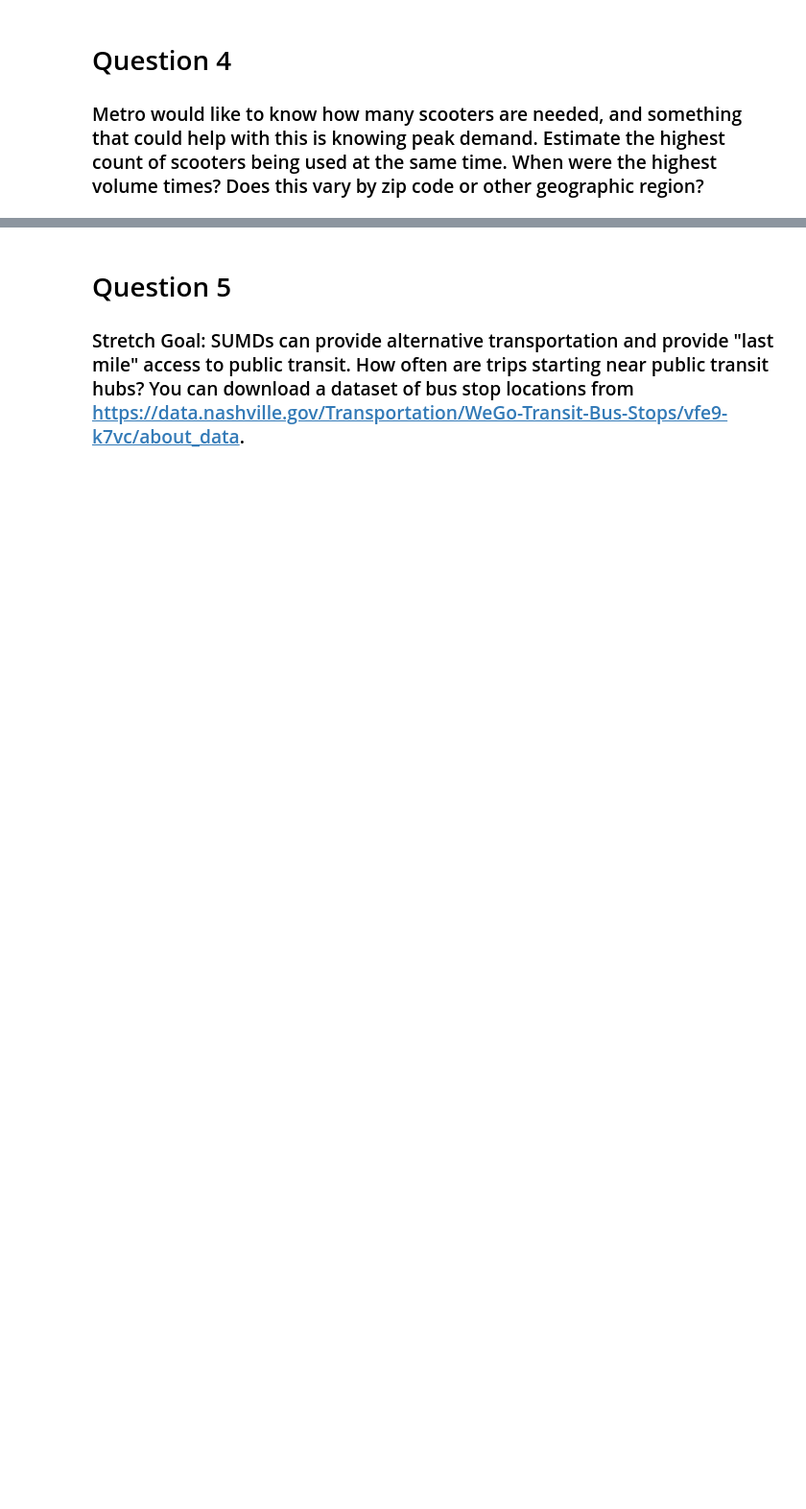
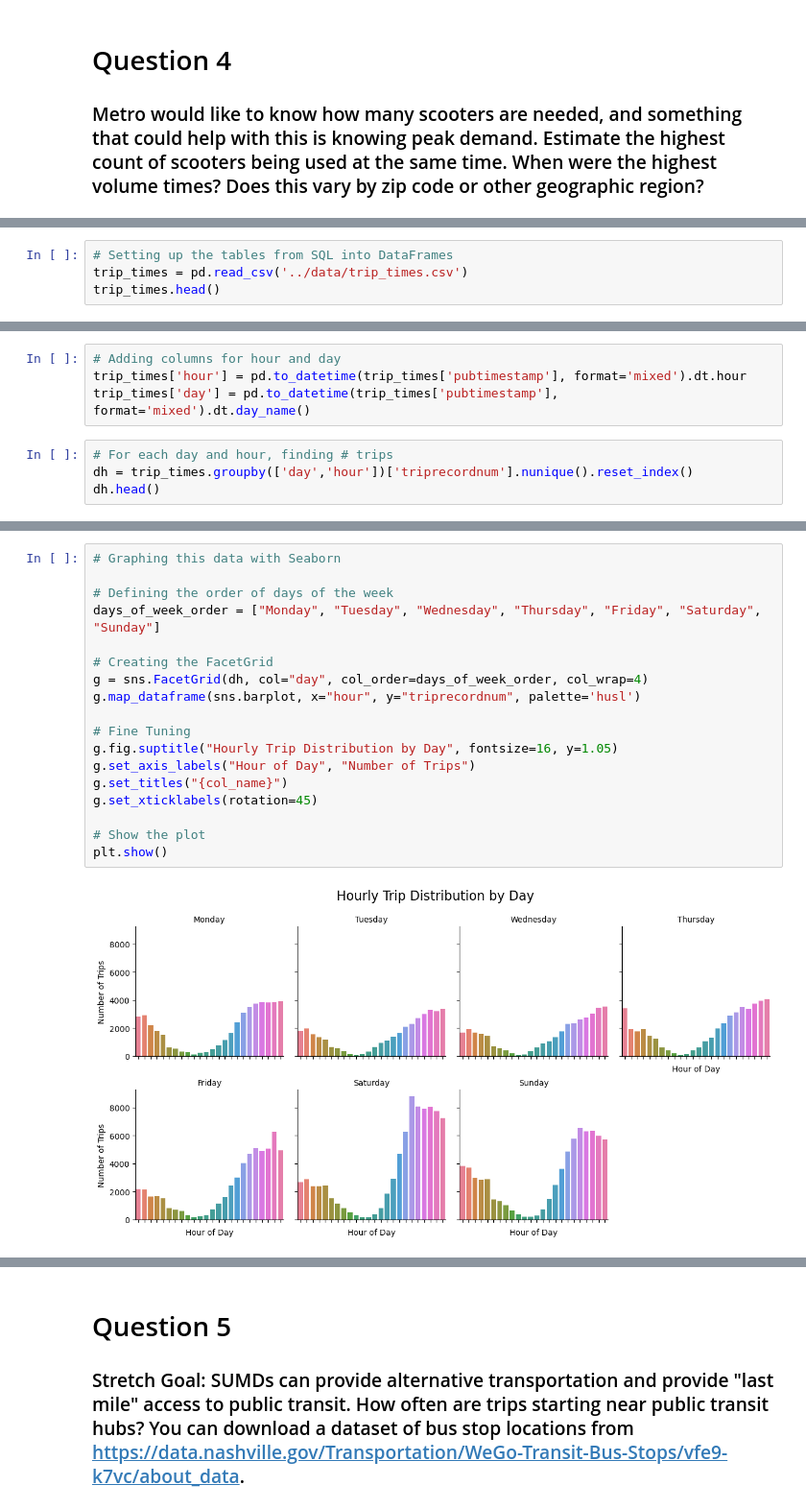
Before and after one commit to NSS-Data-Analytics-Cohort-11/scooters-no-pineapple, a Jupyter notebook: notebook/scooters.ipynb, the cells around one changed output, grey strips where cells are left out. Shown: that part at 96% size. Cells and saved outputs as stored; diff of their text form; blank space fills up the shorter version.

```diff
--- a/notebook/scooters.ipynb
+++ b/notebook/scooters.ipynb
@@ -378,0 +327,4 @@ total_trips_days_by_company.head()
+# %%
+# Setting up the tables from SQL into DataFrames
+trip_times = pd.read_csv('../data/trip_times.csv')
+trip_times.head()
@@ -378,0 +338,8 @@ total_trips_days_by_company.head()
+# %%
+# Adding columns for hour and day
+trip_times['hour'] = pd.to_datetime(trip_times['pubtimestamp'], format='mixed').dt.hour
+trip_times['day'] = pd.to_datetime(trip_times['pubtimestamp'], format='mixed').dt.day_name()
+# %%
+# For each day and hour, finding # trips
+dh = trip_times.groupby(['day','hour'])['triprecordnum'].nunique().reset_index()
+dh.head()
@@ -378,0 +353,20 @@ total_trips_days_by_company.head()
+# %%
+# Graphing this data with Seaborn
+
+# Defining the order of days of the week
+days_of_week_order = ["Monday", "Tuesday", "Wednesday", "Thursday", "Friday", "Saturday", "Sunday"]
+
+# Creating the FacetGrid
+g = sns.FacetGrid(dh, col="day", col_order=days_of_week_order, col_wrap=4)
+g.map_dataframe(sns.barplot, x="hour", y="triprecordnum", palette='husl')
+
+# Fine Tuning
+g.fig.suptitle("Hourly Trip Distribution by Day", fontsize=16, y=1.05)
+g.set_axis_labels("Hour of Day", "Number of Trips")
+g.set_titles("{col_name}")
+g.set_xticklabels(rotation=45)
+
+# Show the plot
+plt.show()
+# %% [output]
+[figure, added]
```
Also changed, not shown: parts of 36 cells of this notebook.
